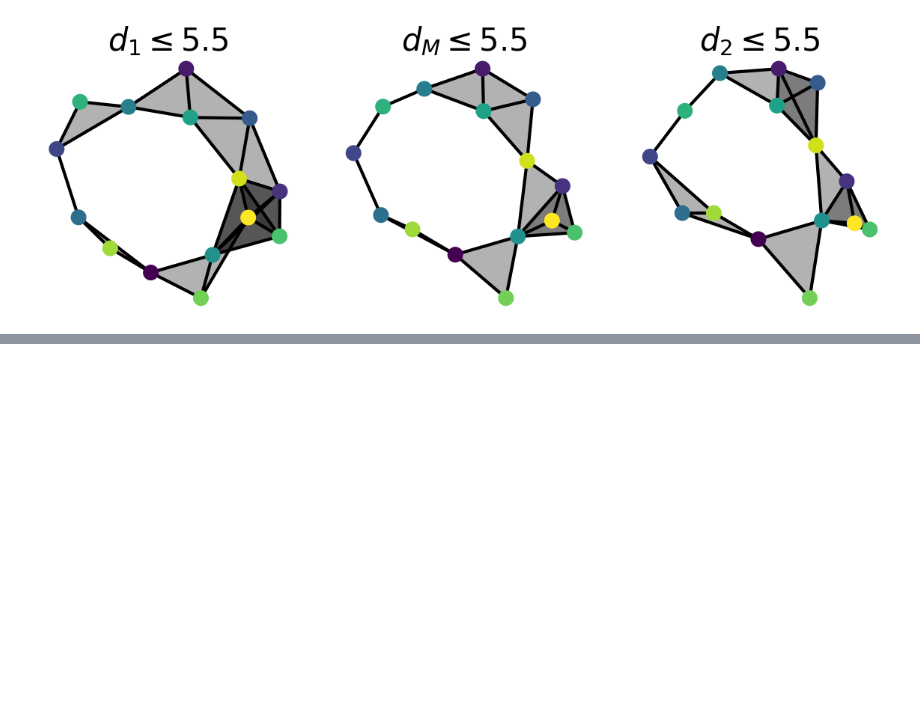
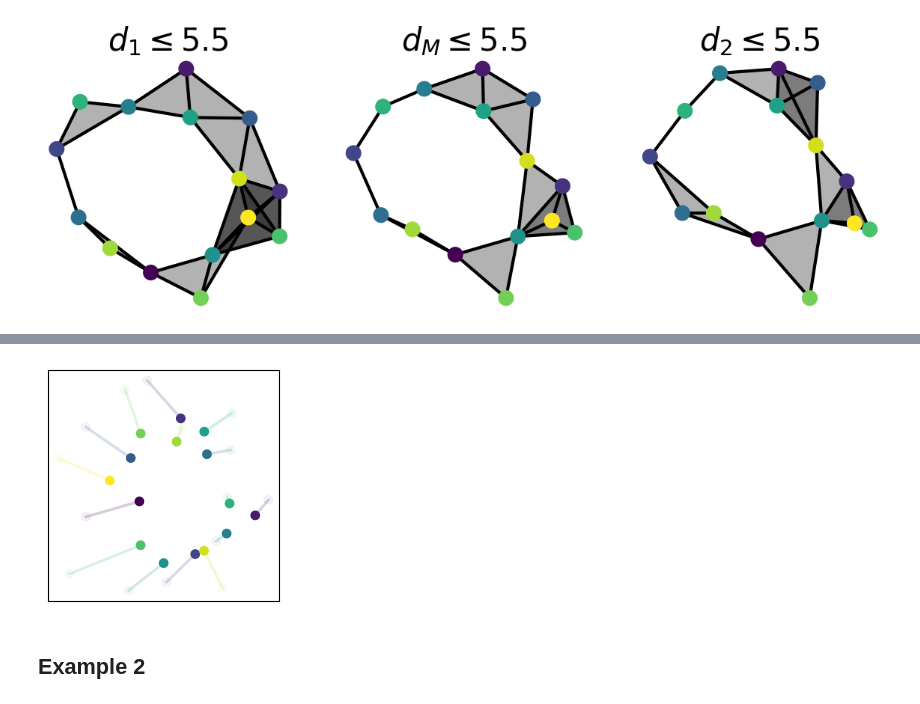
Before and after one commit to Cimagroup/IBloFunMatch, a Jupyter notebook: Notebooks/Fleet_Behavior.ipynb, the cells around one changed output, grey strips where cells are left out. Saved outputs shown, nothing was run; the diff lists cells and outputs as text; code cells hidden in the pictures; blank space fills up the shorter version.

```diff
--- a/Notebooks/Fleet_Behavior.ipynb
+++ b/Notebooks/Fleet_Behavior.ipynb
@@ -200,0 +261,18 @@ plt.savefig("VR_cpx_Middle.png")
+# %%
+fig, ax = plt.subplots(nrows=1, ncols=1, figsize=(3,3))
+ax.scatter(C1[:,0], C1[:,1], color=colorlist, alpha=0.05, zorder=1.5)
+ax.scatter(C2[:,0], C2[:,1], color=colorlist, zorder=2)
+# Draw trajectory lines
+for ptA, ptB, color in zip(C1, C2, colorlist):
+    new_line = mpl.lines.Line2D([ptA[0], ptB[0]], [ptA[1], ptB[1]], lw=2, color=color, zorder=1, alpha=0.2)
+    ax.add_line(new_line)
+# Set axis parameters
+ax.set_xticks([])
+ax.set_yticks([])
+ax.set_aspect("equal")
+# end for
+plt.savefig("plots/points_move_first.png")
+# %% [output]
+[figure, added]
+# %% [markdown]
+## Example 2
```
Also changed, not shown: parts of 14 cells of this notebook, 3 other files.
